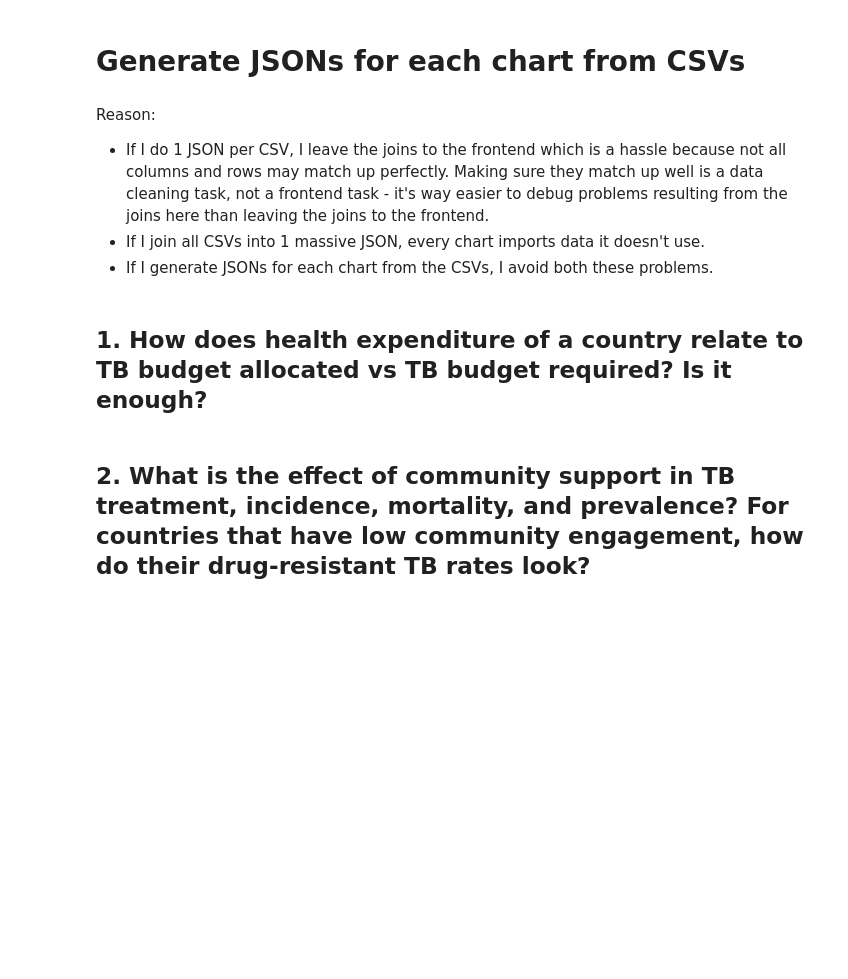
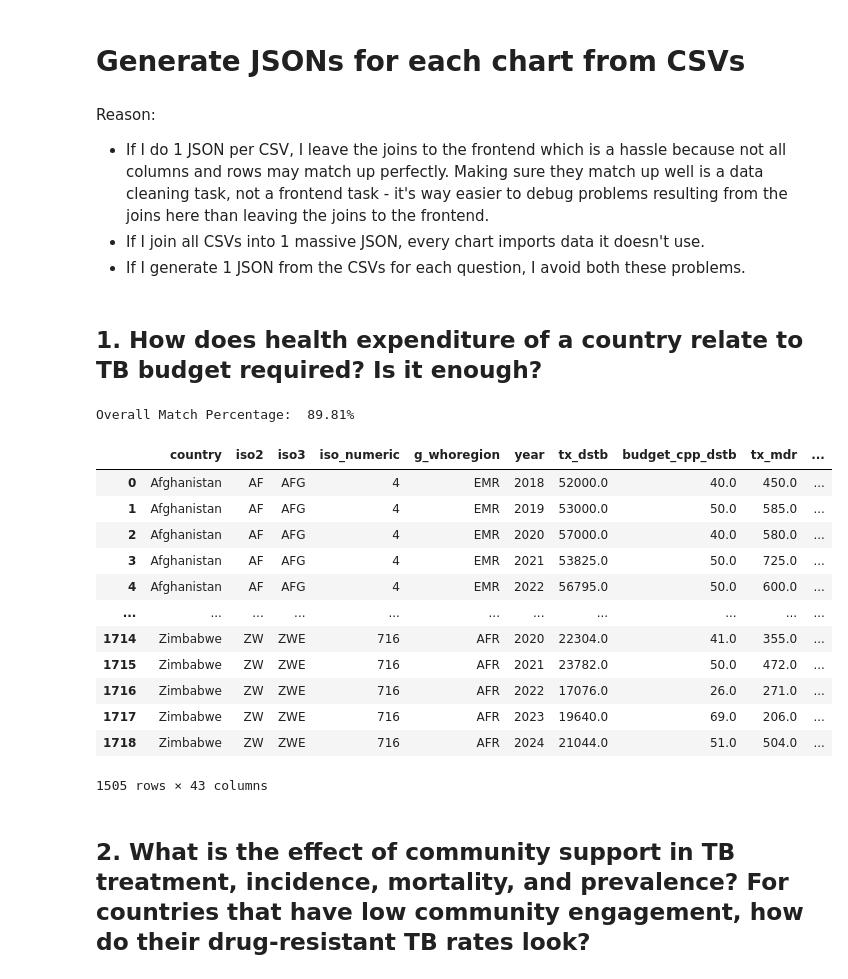
Before and after one commit to ThereseColeongco/tb-dashboard, a Jupyter notebook: data_cleaning.ipynb, the cells around one changed output. Saved outputs shown, nothing was run; the diff lists cells and outputs as text; code cells hidden in the pictures; blank space fills up the shorter version.

```diff
--- a/data_cleaning.ipynb
+++ b/data_cleaning.ipynb
@@ -157,10 +157,41 @@ dfs['TB_burden_estimates']
 Reason:
 - If I do 1 JSON per CSV, I leave the joins to the frontend which is a hassle because not all columns and rows may match up perfectly. Making sure they match up well is a data cleaning task, not a frontend task - it's way easier to debug problems resulting from the joins here than leaving the joins to the frontend.
 - If I join all CSVs into 1 massive JSON, every chart imports data it doesn't use.
-- If I generate JSONs for each chart from the CSVs, I avoid both these problems.
+- If I generate 1 JSON from the CSVs for each question, I avoid both these problems.
 # %% [markdown]
-## 1. How does health expenditure of a country relate to TB budget allocated vs TB budget required? Is it enough?
+## 1. How does health expenditure of a country relate to TB budget required? Is it enough?
 # %%
-# combines:
+budget = dfs['TB_budgets_since_fiscal_yr_2018']
+
+countries_ghed = set(ghed['code'].unique())
+countries_budget = set(budget['iso3'].unique())
+
+common_elements = countries_ghed.intersection(countries_budget)
+
+# calculate match percentage to see if combining the data from the datasets can represent many countries
+all_unique_elements = countries_budget.union(countries_ghed)
+match_percentage = (len(common_elements) / len(all_unique_elements)) * 100
+print(f"Overall Match Percentage:  {match_percentage:.2f}%\n")
+# 89.81% is a pretty decent match so i'll use this data
+common_elements
+
+# restrict to 2018-2024 as ghed goes up to 2024 only, so budget data has to be the same
+budget = budget[budget['year'] != 2025]
+budget
+# %% [output]
+Overall Match Percentage:  89.81%
+|  | country | iso2 | iso3 | iso_numeric | g_whoregion | year | tx_dstb | budget_cpp_dstb | tx_mdr | ... |
+| 0 | Afghanistan | AF | AFG | 4 | EMR | 2018 | 52000.0 | 40.0 | 450.0 | ... |
+| 1 | Afghanistan | AF | AFG | 4 | EMR | 2019 | 53000.0 | 50.0 | 585.0 | ... |
+| 2 | Afghanistan | AF | AFG | 4 | EMR | 2020 | 57000.0 | 40.0 | 580.0 | ... |
+| 3 | Afghanistan | AF | AFG | 4 | EMR | 2021 | 53825.0 | 50.0 | 725.0 | ... |
+| 4 | Afghanistan | AF | AFG | 4 | EMR | 2022 | 56795.0 | 50.0 | 600.0 | ... |
+| ... | ... | ... | ... | ... | ... | ... | ... | ... | ... | ... |
+| 1714 | Zimbabwe | ZW | ZWE | 716 | AFR | 2020 | 22304.0 | 41.0 | 355.0 | ... |
+| 1715 | Zimbabwe | ZW | ZWE | 716 | AFR | 2021 | 23782.0 | 50.0 | 472.0 | ... |
+| 1716 | Zimbabwe | ZW | ZWE | 716 | AFR | 2022 | 17076.0 | 26.0 | 271.0 | ... |
+| 1717 | Zimbabwe | ZW | ZWE | 716 | AFR | 2023 | 19640.0 | 69.0 | 206.0 | ... |
+| 1718 | Zimbabwe | ZW | ZWE | 716 | AFR | 2024 | 21044.0 | 51.0 | 504.0 | ... |
+1505 rows × 43 columns
 # %% [markdown]
 ## 2. What is the effect of community support in TB treatment, incidence, mortality, and prevalence? For countries that have low community engagement, how do their drug-resistant TB rates look?
```
Also changed, not shown: parts of 12 cells of this notebook.
